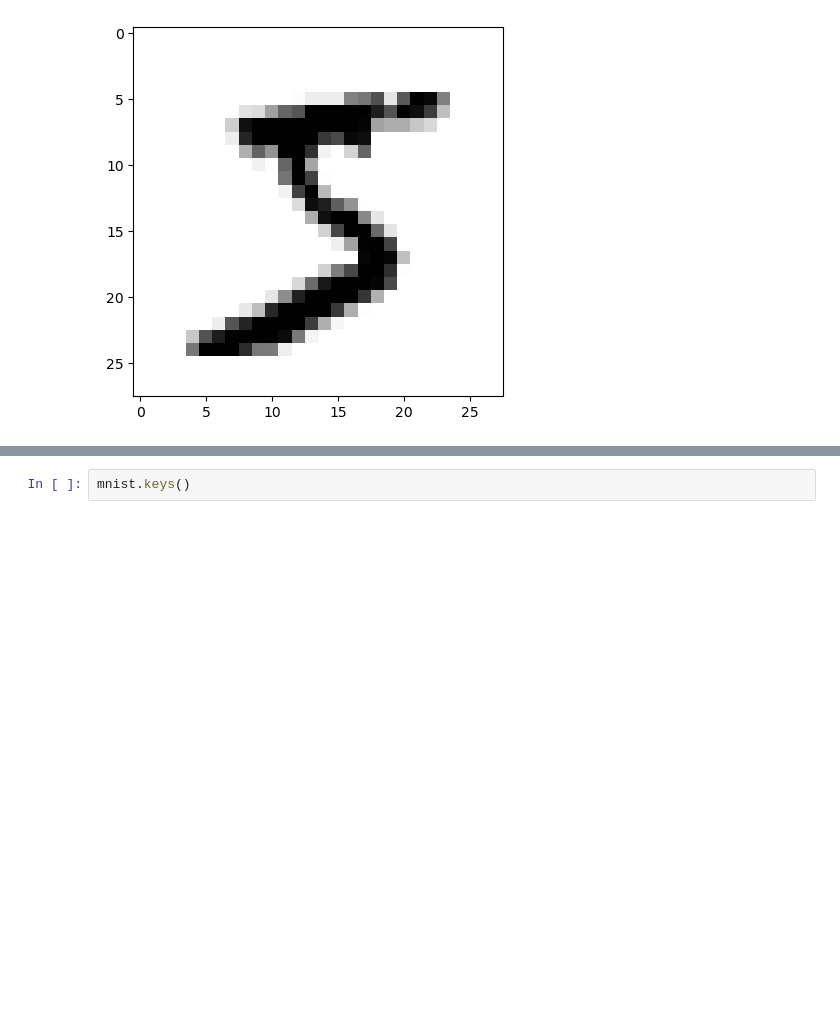
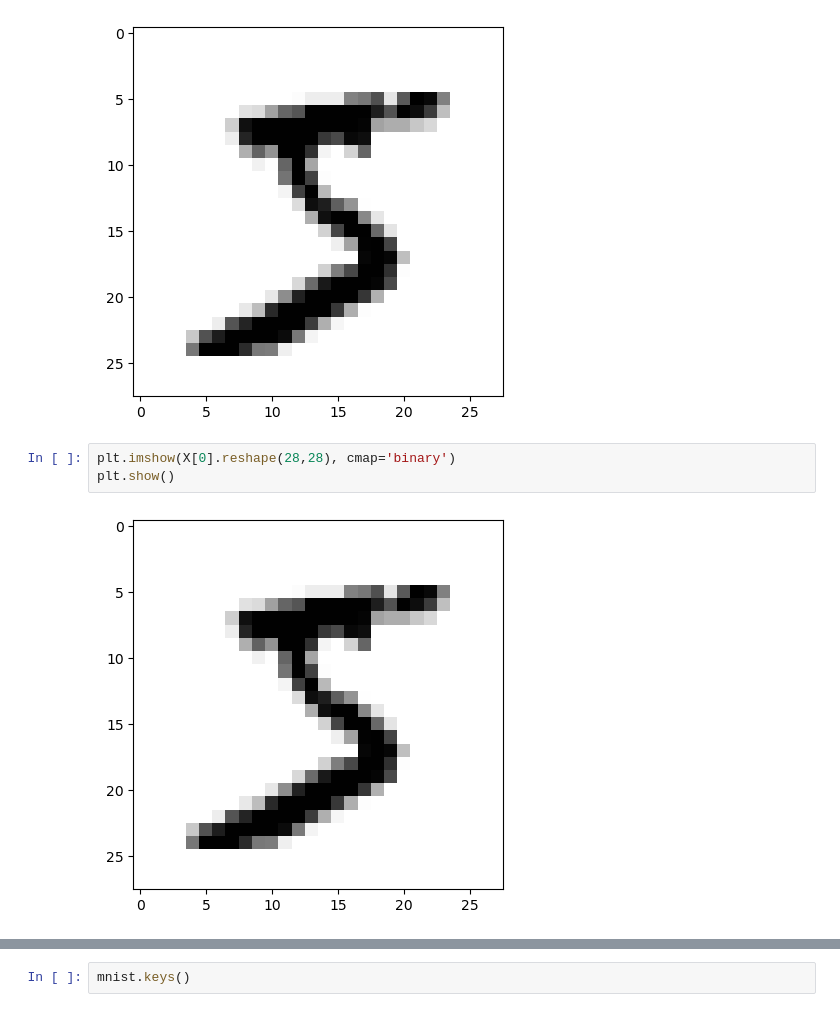
Before and after one commit to mayank-kumar111/ds-aiml-genai-internship, a Jupyter notebook: MachineLearning/04_MachineLearning_4.ipynb, the cells around one changed output, grey strips where cells are left out. Cells and saved outputs as stored; diff of their text form; blank space fills up the shorter version.

```diff
--- a/MachineLearning/04_MachineLearning_4.ipynb
+++ b/MachineLearning/04_MachineLearning_4.ipynb
@@ -228,3 +228,8 @@ plt.imshow(a.reshape(28,28), cmap='binary')
 plt.show()
 # %% [output]
 [figure]
+# %%
+plt.imshow(X[0].reshape(28,28), cmap='binary')
+plt.show()
+# %% [output]
+[figure, added]
```
Also changed, not shown: parts of 26 cells of this notebook, 3 other files.
